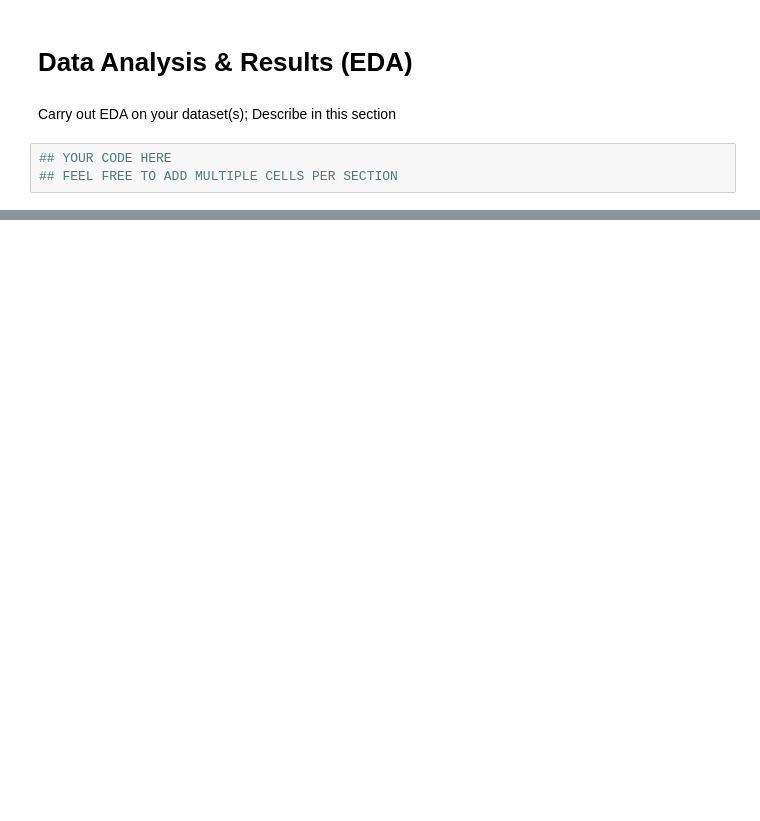
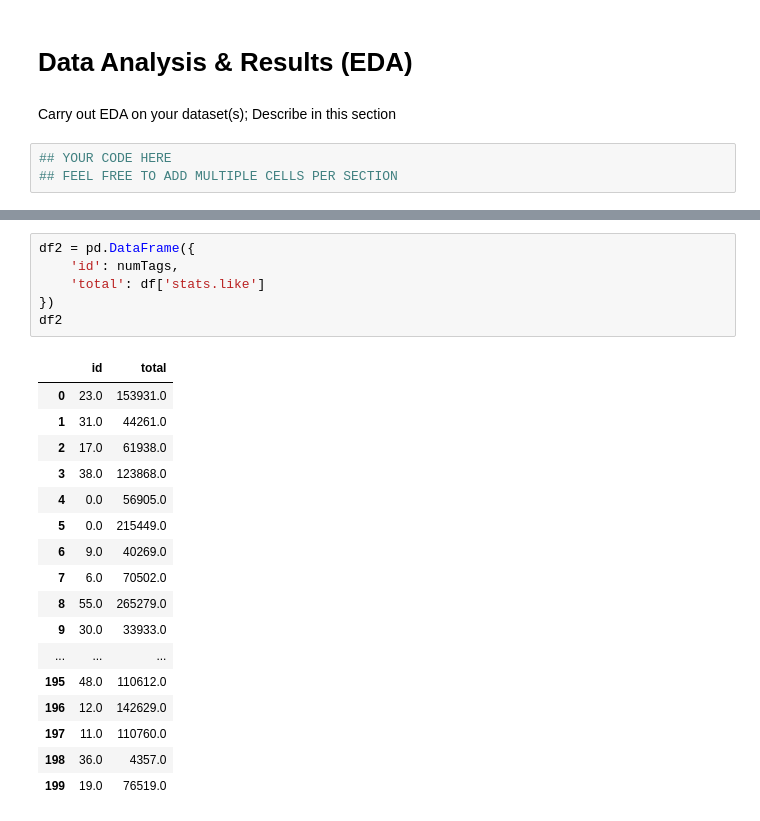
Before and after one commit to oakaigh/cogs108-wi21-group068, a Jupyter notebook: EDACheckpoint_group068.ipynb, the cells around one changed output, grey strips where cells are left out. Drawn from its saved outputs; the diff is of its cells as text; blank space fills up the shorter version.

```diff
--- a/EDACheckpoint_group068.ipynb
+++ b/EDACheckpoint_group068.ipynb
@@ -303,0 +353,24 @@ df['Category'].value_counts().plot(kind='bar')
+# %%
+df2 = pd.DataFrame({
+    'id': numTags,
+    'total': df['stats.like']
+})
+df2
+# %% [output]
+|  | id | total |
+| 0 | 23.0 | 153931.0 |
+| 1 | 31.0 | 44261.0 |
+| 2 | 17.0 | 61938.0 |
+| 3 | 38.0 | 123868.0 |
+| 4 | 0.0 | 56905.0 |
+| 5 | 0.0 | 215449.0 |
+| 6 | 9.0 | 40269.0 |
+| 7 | 6.0 | 70502.0 |
+| 8 | 55.0 | 265279.0 |
+| 9 | 30.0 | 33933.0 |
+| ... | ... | ... |
+| 195 | 48.0 | 110612.0 |
+| 196 | 12.0 | 142629.0 |
+| 197 | 11.0 | 110760.0 |
+| 198 | 36.0 | 4357.0 |
+| 199 | 19.0 | 76519.0 |
```
Also changed, not shown: parts of 17 cells of this notebook.
